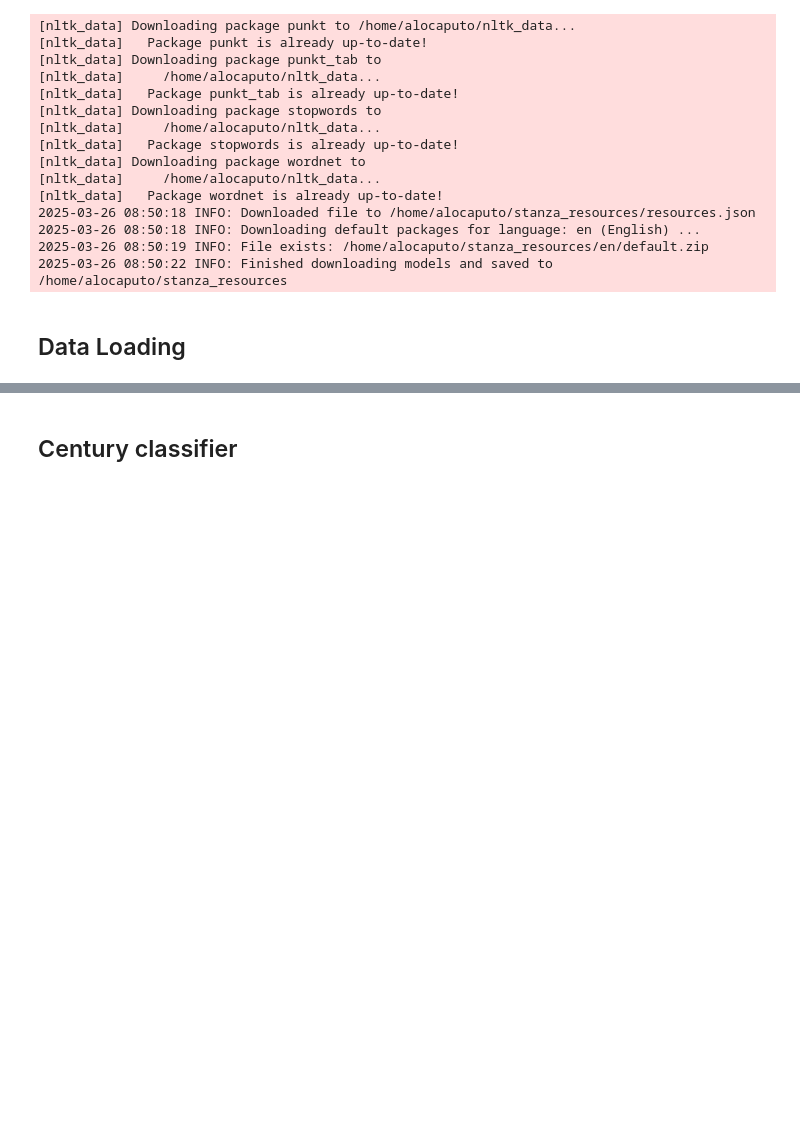
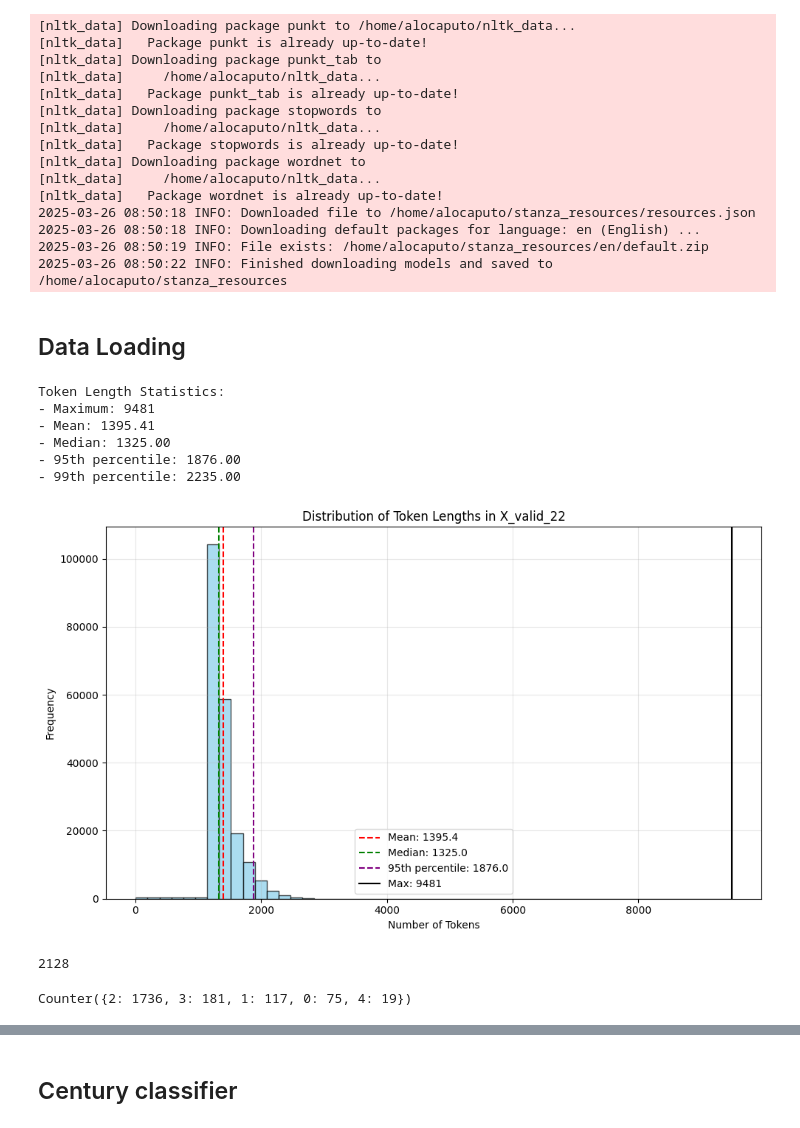
Before and after one commit to alocaputo/icdar2025_colie_task2, a Jupyter notebook: non_merging.ipynb, the cells around one changed output, grey strips where cells are left out. Drawn from its saved outputs; the diff is of its cells as text; code cells hidden in the pictures; blank space fills up the shorter version.

Commit message:
removed gutenberg, added valid, added tokens stats

```diff
--- a/non_merging.ipynb
+++ b/non_merging.ipynb
@@ -240,3 +240,44 @@ valid22_eq_dataset = TextDataset(X_valid_22_eq, y_valid_22_eq, valid_path)
 batch_size = 16
 train22_eq_dataloader = DataLoader(train22_eq_dataset, batch_size=batch_size, shuffle=True)
 valid22_eq_dataloader = DataLoader(valid22_eq_dataset, batch_size=batch_size, shuffle=False)
+# %%
+token_lengths = []
+for text, _ in tqdm(train21_dataset):
+    tokens = tokenizer(text, add_special_tokens=True, return_tensors="pt")
+    token_lengths.append(tokens['input_ids'].shape[1])
+
+# Calculate statistics
+max_length = max(token_lengths)
+mean_length = np.mean(token_lengths)
+median_length = np.median(token_lengths)
+p95_length = np.percentile(token_lengths, 95)
+p99_length = np.percentile(token_lengths, 99)
+
+# Create histogram
+plt.figure(figsize=(10, 6))
+plt.hist(token_lengths, bins=50, alpha=0.7, color='skyblue', edgecolor='black')
+plt.axvline(x=mean_length, color='red', linestyle='--', label=f'Mean: {mean_length:.1f}')
+plt.axvline(x=median_length, color='green', linestyle='--', label=f'Median: {median_length:.1f}')
+plt.axvline(x=p95_length, color='purple', linestyle='--', label=f'95th percentile: {p95_length:.1f}')
+plt.axvline(x=max_length, color='black', linestyle='-', label=f'Max: {max_length}')
+
+plt.xlabel('Number of Tokens')
+plt.ylabel('Frequency')
+plt.legend()
+plt.grid(True, alpha=0.3)
+plt.tight_layout()
+
+print(f"Token Length Statistics:")
+print(f"- Maximum: {max_length}")
+print(f"- Mean: {mean_length:.2f}")
+print(f"- Median: {median_length:.2f}")
+print(f"- 95th percentile: {p95_length:.2f}")
+print(f"- 99th percentile: {p99_length:.2f}")
+# %% [output]
+Token Length Statistics:
+- Maximum: 9481
+- Mean: 1395.41
+- Median: 1325.00
+- 95th percentile: 1876.00
+- 99th percentile: 2235.00
+[figure, added]
@@ -242,0 +286,23 @@ valid22_eq_dataloader = DataLoader(valid22_eq_dataset, batch_size=batch_size, sh
+# %%
+cg = 0
+cg_list = []
+cg_labels = []
+for idx, file_name in tqdm(enumerate(X_train_21), total=len(X_train_21)):
+
+    tidx = int(file_name.replace('train_text', '').replace('.txt', ''))
+    if tidx in blacklist_valid:
+        continue
+    with open(os.path.join(train_path, file_name), 'r') as file:
+        text = file.read()
+
+    if 'gutenberg' in text.lower():
+        cg += 1
+        cg_list.append(text)
+        cg_labels.append(y_train_21[idx])
+print(cg)
+# %% [output]
+2128
+# %%
+Counter(cg_labels)
+# %% [output]
+Counter({2: 1736, 3: 181, 1: 117, 0: 75, 4: 19})
```
Also changed, not shown: parts of 2 cells of this notebook, 2 other files.
